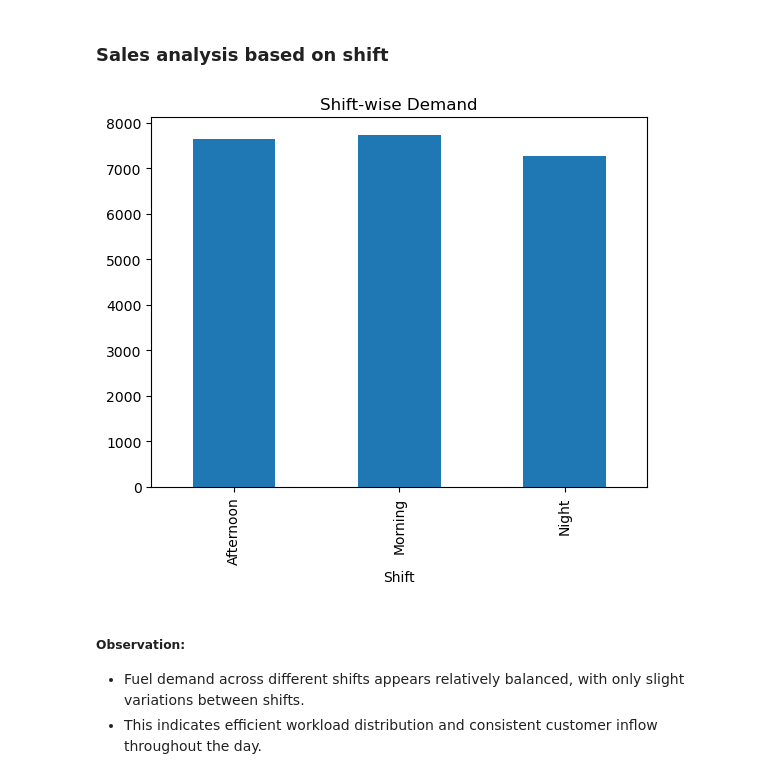
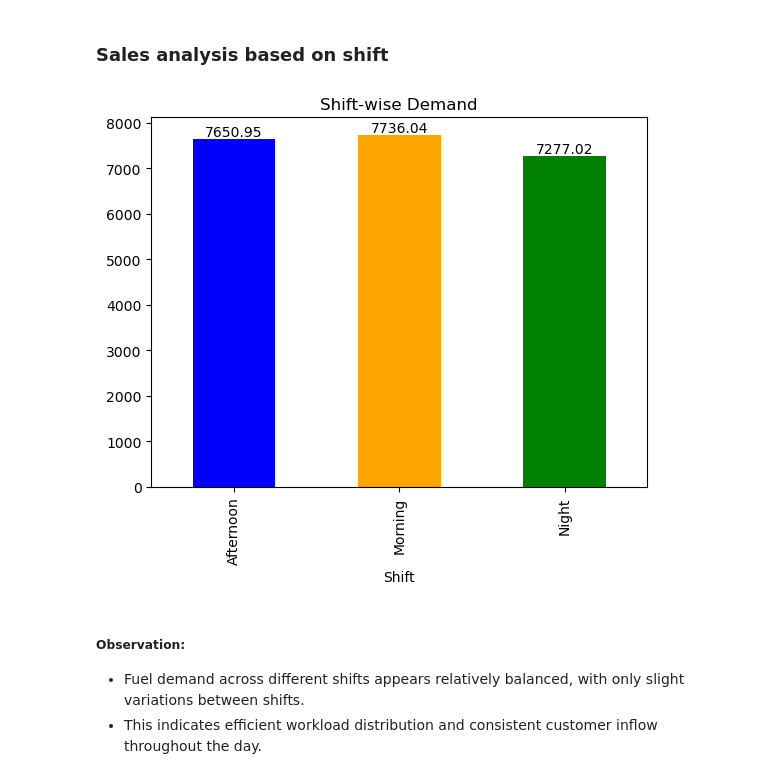
Before and after one commit to Priya-3005/Petrol-Bunk-Sales-and-Demand-Stability-Study, a Jupyter notebook: analysis.ipynb, the cells around one changed output. Drawn from its saved outputs; the diff is of its cells as text; code cells hidden in the pictures.

```diff
--- a/analysis.ipynb
+++ b/analysis.ipynb
@@ -233,11 +235,14 @@ plt.show()
 # %% [markdown]
 ### Sales analysis based on shift
 # %%
-petrol_data.groupby('Shift')['Total_Fuel_Sales'].std().plot(kind='bar')
+colors = ['blue', 'orange', 'green']
+ax = petrol_data.groupby('Shift')['Total_Fuel_Sales'].std().plot(kind='bar',color=colors)
 plt.title('Shift-wise Demand')
+for container in ax.containers:
+    ax.bar_label(container, fmt='%.2f')
 plt.show()
 # %% [output]
-[figure, old version]
+[figure, new version]
 # %% [markdown]
 ##### Observation:
 
```
Also changed, not shown: parts of 2 cells of this notebook.
